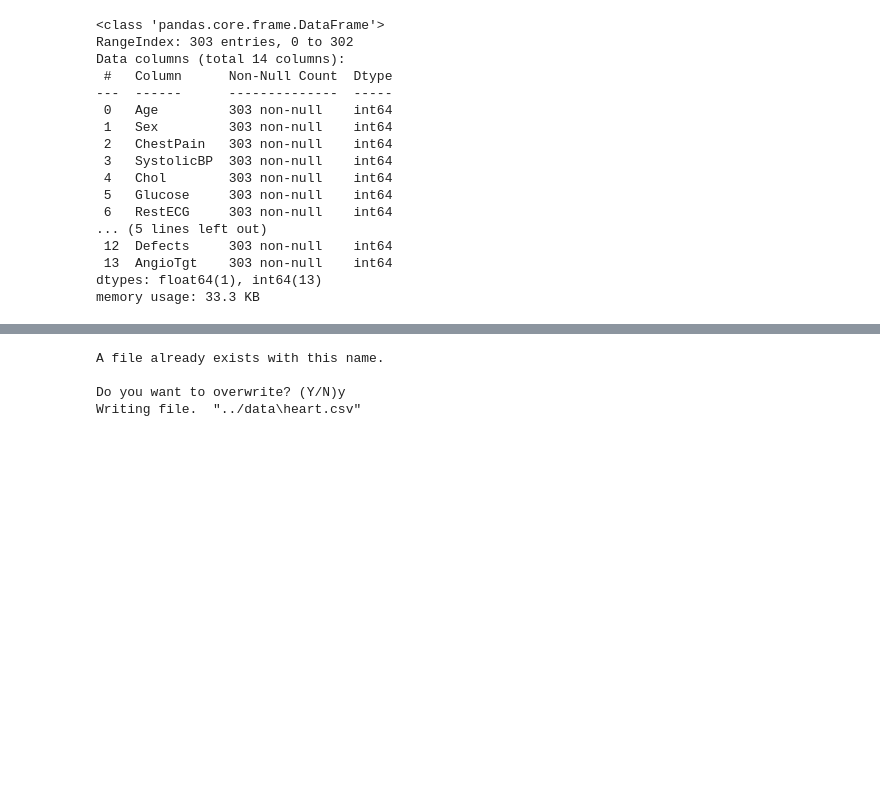
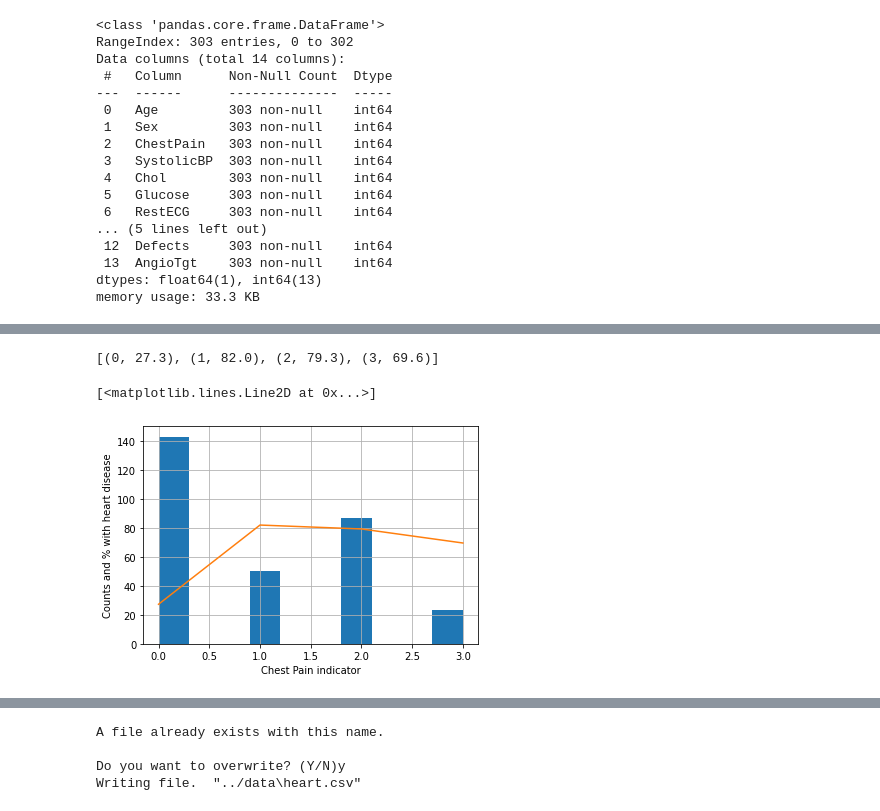
Before and after one commit to BradDoty/KaggleHeartDiseaseUCI, a Jupyter notebook: Notebooks/Capstone 2 -- Data Wrangling.ipynb, the cells around one changed output, grey strips where cells are left out. Drawn from its saved outputs; the diff is of its cells as text; code cells hidden in the pictures; blank space fills up the shorter version.

```diff
--- a/Notebooks/Capstone 2 -- Data Wrangling.ipynb
+++ b/Notebooks/Capstone 2 -- Data Wrangling.ipynb
@@ -305,0 +318,13 @@ memory usage: 33.3 KB
+# %%
+## Repeat the histogram of ChestPain and print the percentage of subjects with positive heart disease in each category.
+heart_data.ChestPain.hist()
+pctgs = [(i, 100* round(heart_data[heart_data.ChestPain == i]['AngioTgt'].mean(),3)) for i in np.sort(heart_data.ChestPain.unique())]
+print(pctgs)
+lst1, lst2 = zip(*pctgs)
+plt.ylabel('Counts and % with heart disease')
+plt.xlabel('Chest Pain indicator')
+plt.plot(lst1, lst2)
+# %% [output]
+[(0, 27.3), (1, 82.0), (2, 79.3), (3, 69.6)]
+[<matplotlib.lines.Line2D at 0x...>]
+[figure, added]
```
Also changed, not shown: parts of 20 cells of this notebook, 2 other files.
